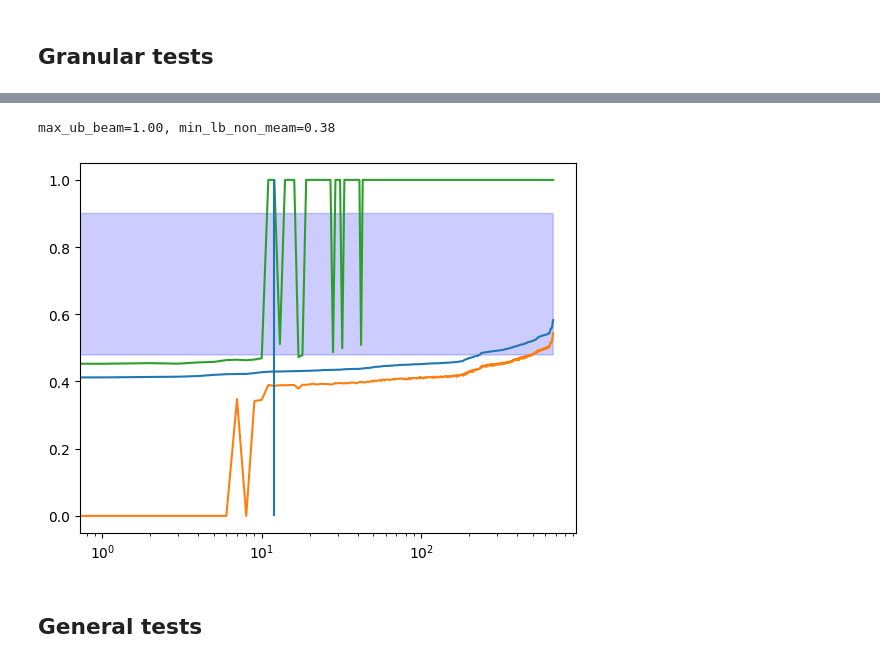
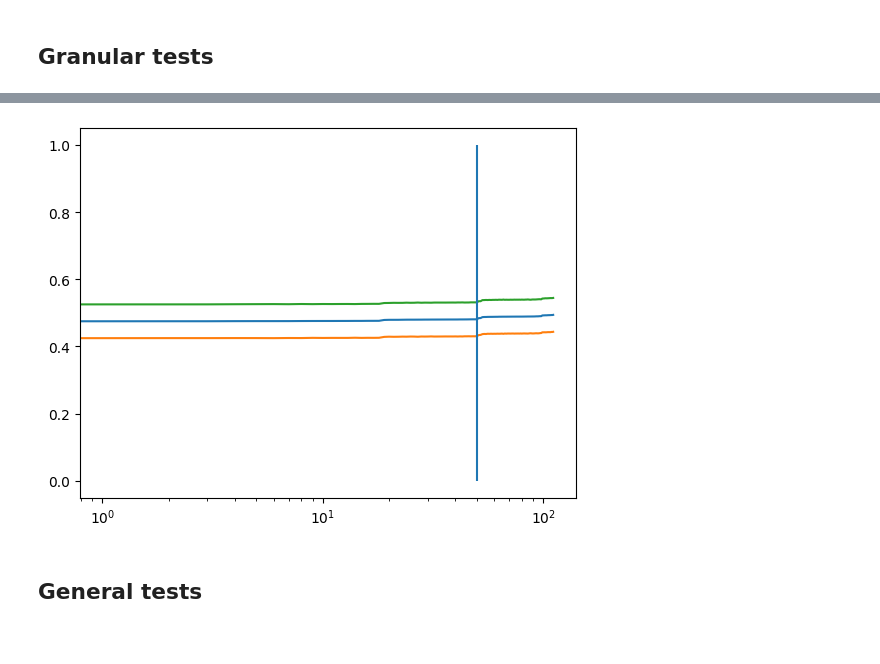
Before and after one commit to SamuelReyd/SearchingForCauses, a Jupyter notebook: src/ExpLUCB.ipynb, the cells around one changed output, grey strips where cells are left out. Saved outputs shown, nothing was run; the diff lists cells and outputs as text; code cells hidden in the pictures.

```diff
--- a/src/ExpLUCB.ipynb
+++ b/src/ExpLUCB.ipynb
@@ -109,11 +109,11 @@ def interpolate(x, vmin=None, vmax=None, vrefs=None):
 # %% [markdown]
 Problem to solve: for 5/10 attackers, LUCB misses way more than naive sampling
 # %%
-n = 2
+n = 10
 variables = get_SMK_V(n)
 
-bs = 12
-max_iter = 100
+bs = 50
+max_iter = 50
 # test_eps_iter = int(1e4)
 contexts = np.load(f"../results/contexts/n_attacker={n}.npy")
 u = contexts[0]
@@ -127,8 +127,18 @@ lucb_params = {"beam_size": bs, "a": eps,
                "max_iter": max_iter,
                "verbose": 2,
                "init_batch_size": 30,
-               "batch_size": 5,
+               "batch_size": 10,
                "delta": .05
                }
+# lucb_params = {"beam_size": bs, "a": eps,
+#                "cause_eps": .05,
+#                "non_cause_eps": .05,
+#                "beam_eps": .05,
+#                "max_iter": max_iter,
+#                "verbose": 2,
+#                "init_batch_size": 30,
+#                "batch_size": 5,
+#                "delta": .1
+#                }
 lucb_params["init_batch_size"], lucb_params["batch_size"], eps
 # %% [output]
@@ -151,7 +227,7 @@ C={'SD': '0'}, W={}, output=0, score=9.000
 # Build rules and refs
 rules_1 = get_initial_rules(scm.V[:-1],scm.D[:-1], scm.v[:-1])
 rules_2 = get_rules(rules_1, scm.V[:-1],scm.D[:-1],scm.v[:-1], [], dict(zip(scm.V, scm.v)))
-rules = rules_2
+rules = rules_1
 x = np.arange(len(rules))
 ref_out = scm.apply_interventions(rules)
 ref_psi = np.array([elt[2]/len(scm.V) for elt in ref_out])
@@ -241,37 +309,14 @@ plt.xlim(140,160)
 # %%
 
 lucb_ub = np.array([elt[0][6] for elt in out_lucb])
 lucb_lb = np.array([elt[0][7] for elt in out_lucb])
 sorted_lucb_ids = np.argsort(lucb_psi)
 sorted_lucb_ids = [ i for i in sorted_lucb_ids if lucb_phi[i] >= eps]
 x_psi = np.arange(len(sorted_lucb_ids))
 plt.plot(lucb_psi[sorted_lucb_ids])
 plt.plot(lucb_lb[sorted_lucb_ids])
 plt.plot(lucb_ub[sorted_lucb_ids])
-
-# cancel_ids = lucb_phi < eps
-# non_cause_ids = np.argwhere(~cancel_ids).flatten()
-sorted_non_cause_ids = sorted_lucb_ids
-beam_ids = np.array(sorted_non_cause_ids[:bs])
-non_beam_ids = np.array(sorted_non_cause_ids[bs:])
-ut = beam_ids[np.argmax(lucb_ub[beam_ids])]
-lt = non_beam_ids[np.argmin(lucb_lb[non_beam_ids])]
-max_ub_beam = lucb_ub[ut]
-min_lb_non_meam = lucb_lb[lt]
-print(f"{max_ub_beam=:.2f}, {min_lb_non_meam=:.2f}")
-min_eps = max_ub_beam - lucb_params["beam_eps"]
-max_eps = min_lb_non_meam + lucb_params["beam_eps"]
-
-plt.fill_between(x_psi,
-                 np.full(len(x_psi), min_eps),
-                 np.full(len(x_psi), max_eps),
-                 color='blue', alpha=0.2)
-# ids_overlapping = lucb_ub[beam_ids] >= lucb_lb[lt] - lucb_params["beam_eps"]
-# beam_overlap = beam_ids[ids_overlapping]
-# plt.scatter(np.array(sorted_non_cause_ids)[beam_overlap], lucb_psi[sorted_non_cause_ids][beam_overlap])
 plt.vlines(bs, 0, 1)
 plt.xscale('log')
-# plt.ylim(.35,.6)
 # %% [output]
-max_ub_beam=1.00, min_lb_non_meam=0.38
-[figure, old version]
+[figure, new version]
```
Also changed, not shown: parts of 13 cells of this notebook, 3 other files.
